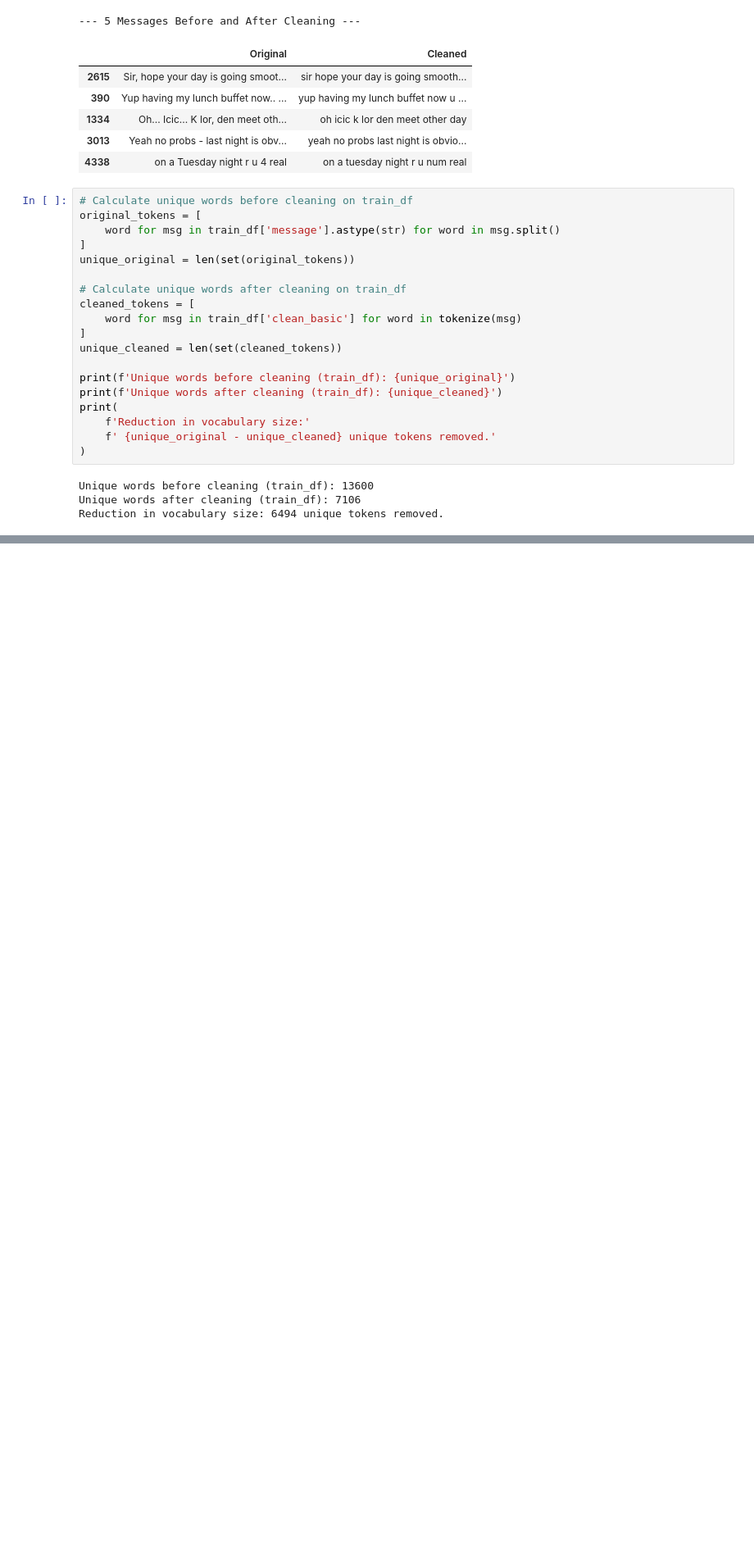
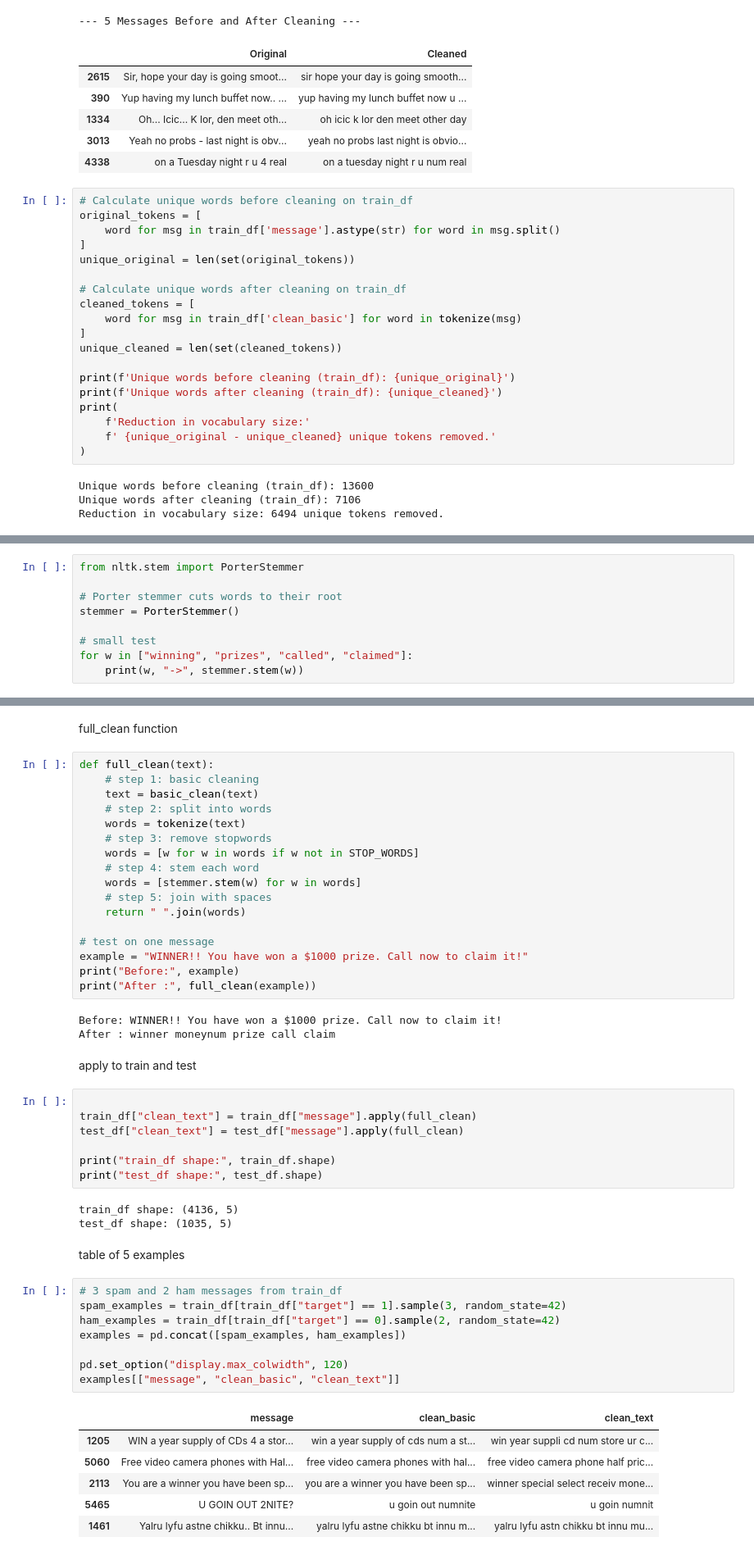
Before and after one commit to zahrss0r/DS483-SMS-Spam-Detection-Project, a Jupyter notebook: DS483_SMS_Spam.ipynb, the cells around one changed output, grey strips where cells are left out. Shown at 82% size. Drawn from its saved outputs; the diff is of its cells as text; blank space fills up the shorter version.

```diff
--- a/DS483_SMS_Spam.ipynb
+++ b/DS483_SMS_Spam.ipynb
@@ -398,0 +430,9 @@ Reduction in vocabulary size: 6494 unique tokens removed.
+# %%
+from nltk.stem import PorterStemmer
+
+# Porter stemmer cuts words to their root
+stemmer = PorterStemmer()
+
+# small test
+for w in ["winning", "prizes", "called", "claimed"]:
+    print(w, "->", stemmer.stem(w))
@@ -398,0 +444,51 @@ Reduction in vocabulary size: 6494 unique tokens removed.
+# %% [markdown]
+full_clean function
+# %%
+def full_clean(text):
+    # step 1: basic cleaning
+    text = basic_clean(text)
+    # step 2: split into words
+    words = tokenize(text)
+    # step 3: remove stopwords
+    words = [w for w in words if w not in STOP_WORDS]
+    # step 4: stem each word
+    words = [stemmer.stem(w) for w in words]
+    # step 5: join with spaces
+    return " ".join(words)
+
+# test on one message
+example = "WINNER!! You have won a $1000 prize. Call now to claim it!"
+print("Before:", example)
+print("After :", full_clean(example))
+# %% [output]
+Before: WINNER!! You have won a $1000 prize. Call now to claim it!
+After : winner moneynum prize call claim
+# %% [markdown]
+apply to train and test
+# %%
+
+train_df["clean_text"] = train_df["message"].apply(full_clean)
+test_df["clean_text"] = test_df["message"].apply(full_clean)
+
+print("train_df shape:", train_df.shape)
+print("test_df shape:", test_df.shape)
+# %% [output]
+train_df shape: (4136, 5)
+test_df shape: (1035, 5)
+# %% [markdown]
+table of 5 examples
+# %%
+# 3 spam and 2 ham messages from train_df
+spam_examples = train_df[train_df["target"] == 1].sample(3, random_state=42)
+ham_examples = train_df[train_df["target"] == 0].sample(2, random_state=42)
+examples = pd.concat([spam_examples, ham_examples])
+
+pd.set_option("display.max_colwidth", 120)
+examples[["message", "clean_basic", "clean_text"]]
+# %% [output]
+|  | message | clean_basic | clean_text |
+| 1205 | WIN a year supply of CDs 4 a stor... | win a year supply of cds num a st... | win year suppli cd num store ur c... |
+| 5060 | Free video camera phones with Hal... | free video camera phones with hal... | free video camera phone half pric... |
+| 2113 | You are a winner you have been sp... | you are a winner you have been sp... | winner special select receiv mone... |
+| 5465 | U GOIN OUT 2NITE? | u goin out numnite | u goin numnit |
+| 1461 | Yalru lyfu astne chikku.. Bt innu... | yalru lyfu astne chikku bt innu m... | yalru lyfu astn chikku bt innu mu... |
```
Also changed, not shown: parts of 9 cells of this notebook.
